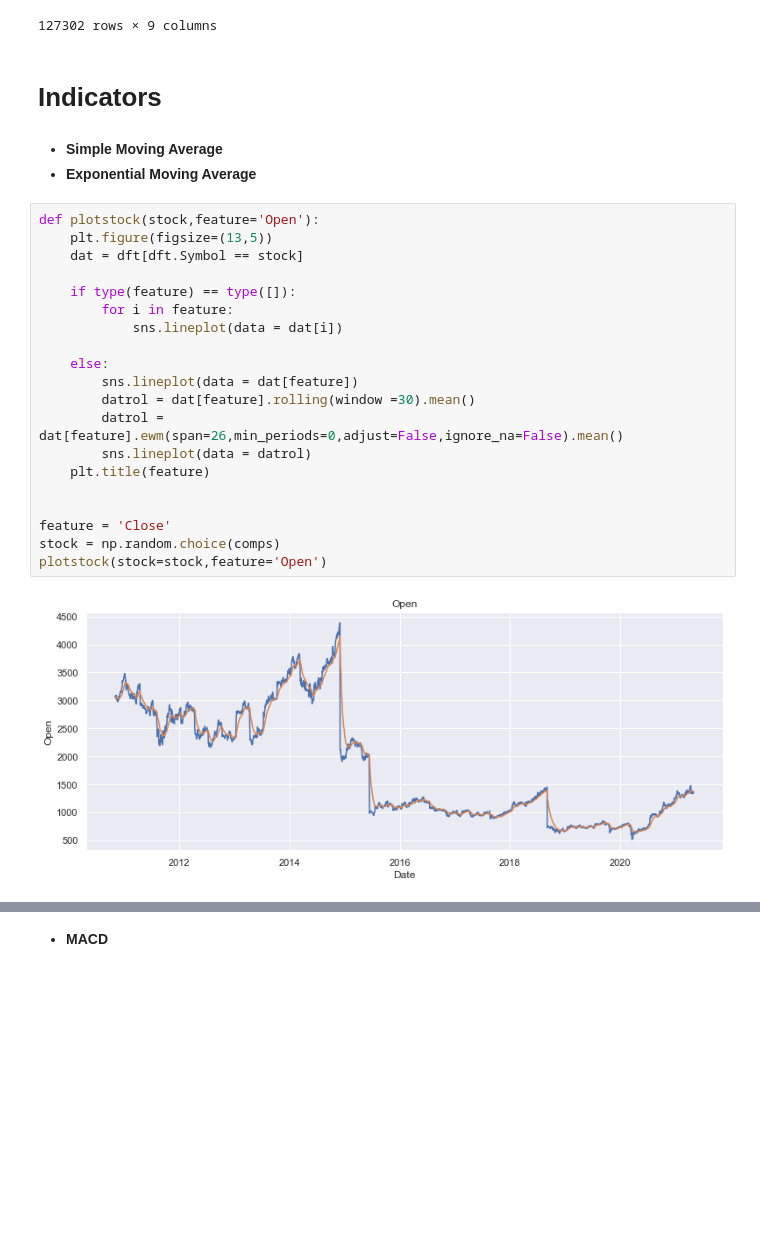
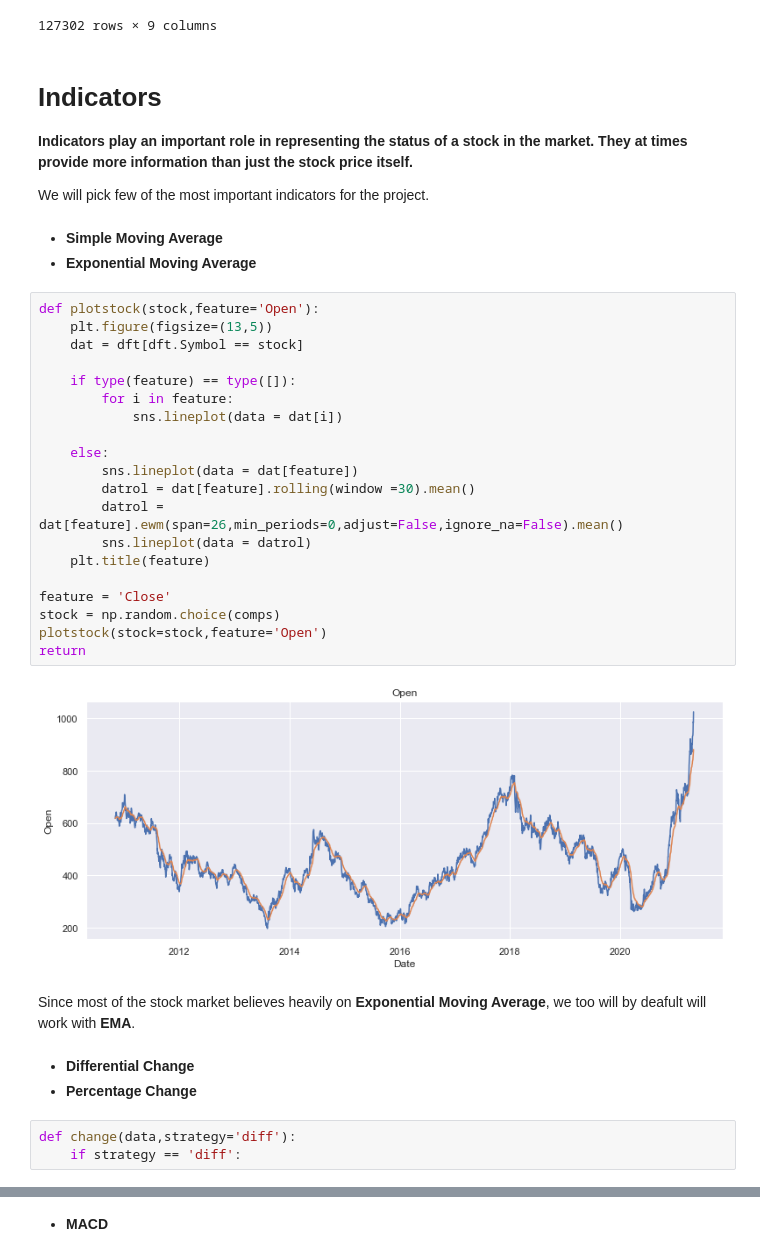
Before and after one commit to AsutoshDalei/stock-work, a Jupyter notebook: Stock Prediction.ipynb, the cells around one changed output, grey strips where cells are left out. Drawn from its saved outputs; the diff is of its cells as text; blank space fills up the shorter version.

```diff
--- a/Stock Prediction.ipynb
+++ b/Stock Prediction.ipynb
@@ -51,31 +55,42 @@ dft
 127302 rows × 9 columns
 # %% [markdown]
 # Indicators
+**Indicators play an important role in representing the status of a stock in the market. They at times provide more information than just the stock price itself.**
+
+We will pick few of the most important indicators for the project.
 # %% [markdown]
 - **Simple Moving Average**
 - **Exponential Moving Average**
 # %%
 def plotstock(stock,feature='Open'):
     plt.figure(figsize=(13,5))
     dat = dft[dft.Symbol == stock]
 
     if type(feature) == type([]):
         for i in feature:
             sns.lineplot(data = dat[i])
 
     else:
         sns.lineplot(data = dat[feature])
         datrol = dat[feature].rolling(window =30).mean()
         datrol = dat[feature].ewm(span=26,min_periods=0,adjust=False,ignore_na=False).mean()
         sns.lineplot(data = datrol)
     plt.title(feature)
 
-
 feature = 'Close'
 stock = np.random.choice(comps)
 plotstock(stock=stock,feature='Open')
+return
 # %% [output]
-[figure, old version]
+[figure, new version]
+# %% [markdown]
+Since most of the stock market believes heavily on **Exponential Moving Average**, we too will by deafult will work with **EMA**.
+# %% [markdown]
+* **Differential Change**
+* **Percentage Change**
+# %%
+def change(data,strategy='diff'):
+    if strategy == 'diff':
 # %%
 dat = dft[dft.Symbol == stock].rolling(window =30).mean()
 #dat = dft[dft.Symbol == stock].ewm(span=20,min_periods=0,adjust=False,ignore_na=False).mean()
```
Also changed, not shown: parts of 9 cells of this notebook, 1 other file.
